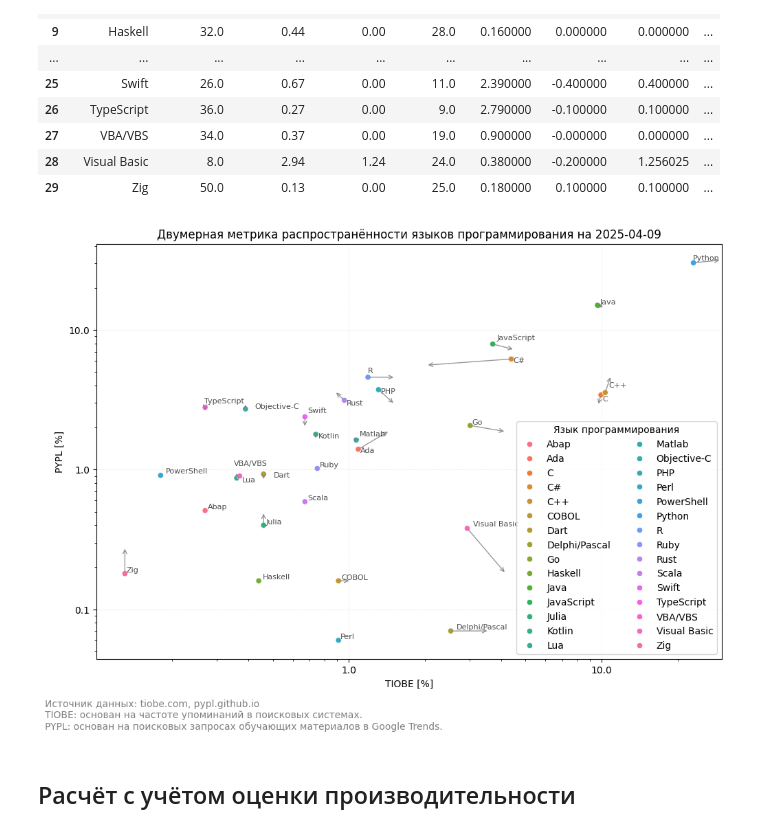
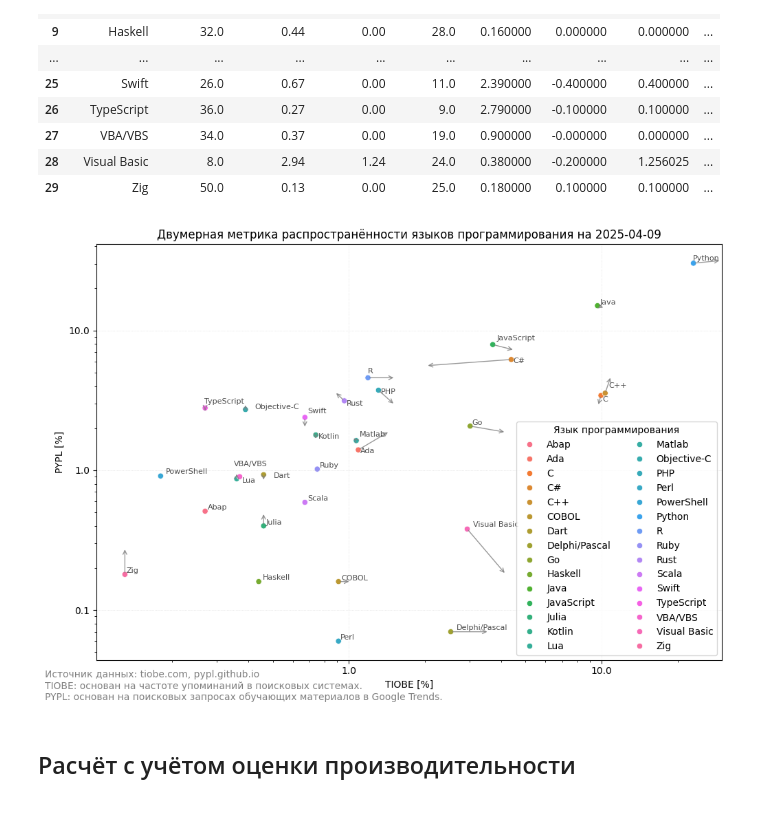
Before and after one commit to HexQuant/lang_rank, a Jupyter notebook: lang_rank.ipynb, the cells around one changed output. Saved outputs shown, nothing was run; the diff lists cells and outputs as text; code cells hidden in the pictures.

Commit message:
format plot

```diff
--- a/lang_rank.ipynb
+++ b/lang_rank.ipynb
@@ -299,36 +299,37 @@ ax.set(
     title=f"Двумерная метрика распространённости языков программирования на {
         dt.date.today()
     }",
     # xlim=(0, 50),
     # ylim=(0, 50),
 )
 ax.grid(ls=":", lw=0.5, alpha=0.5)
 texts = []
 for x in short_rank_all.itertuples():
     texts.append(ax.text(x.share_tiobe, x.share_pypl, x.lang, fontsize=8, alpha=0.7))
     if (x.trend_tiobe is not None) and (x.trend_pypl is not None):
         ax.annotate(
             "",
             xy=(x.trend_tiobe + x.share_tiobe, x.trend_pypl + x.share_pypl),
             xytext=(x.share_tiobe, x.share_pypl),
             arrowprops=dict(arrowstyle="->", lw=1, alpha=0.8, color="grey"),
         )
 adjust_text(texts)
 ax.get_xaxis().set_major_formatter(matplotlib.ticker.ScalarFormatter())
 ax.get_yaxis().set_major_formatter(matplotlib.ticker.ScalarFormatter())
 ax.legend(loc="lower right", ncol=2, title="Язык программирования")
-fig.tight_layout()
 textstr = "\n".join(
     (
         "Источник данных: tiobe.com, pypl.github.io",
         "TIOBE: основан на частоте упоминаний в поисковых системах.",
         "PYPL: основан на поисковых запросах обучающих материалов в Google Trends.",
     )
 )
-fig.text(0, 0, textstr, color="grey", verticalalignment="top")
+fig.text(0, 0, textstr, color="grey")
+# fig.subplots_adjust(bottom=0.2)
+fig.tight_layout()
 fig.savefig(Path("output.png"), dpi=300)
 # %% [output]
-[figure, old version]
+[figure, new version]
 # %% [markdown]
 ## Расчёт с учётом оценки производительности
 # %%
```
Also changed, not shown: parts of 2 cells of this notebook, 1 other file.
